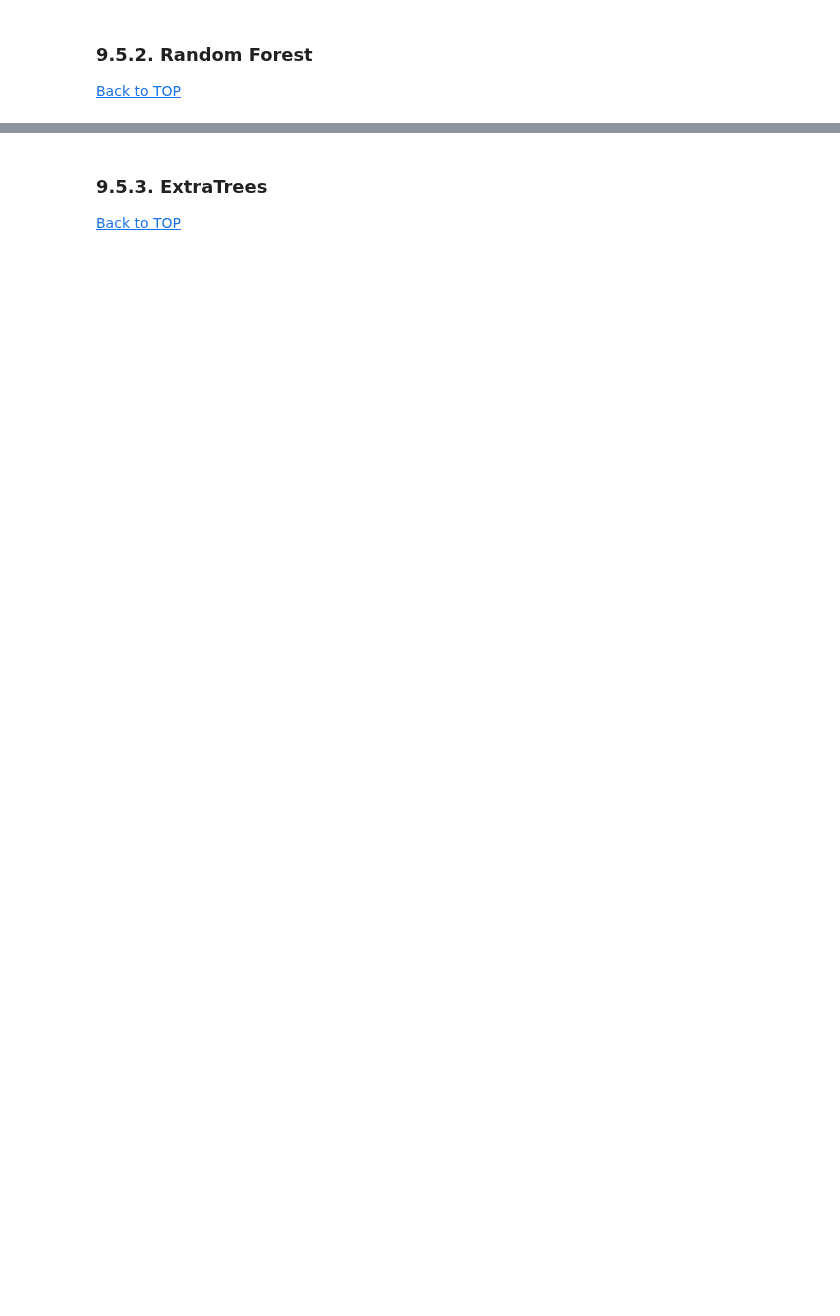
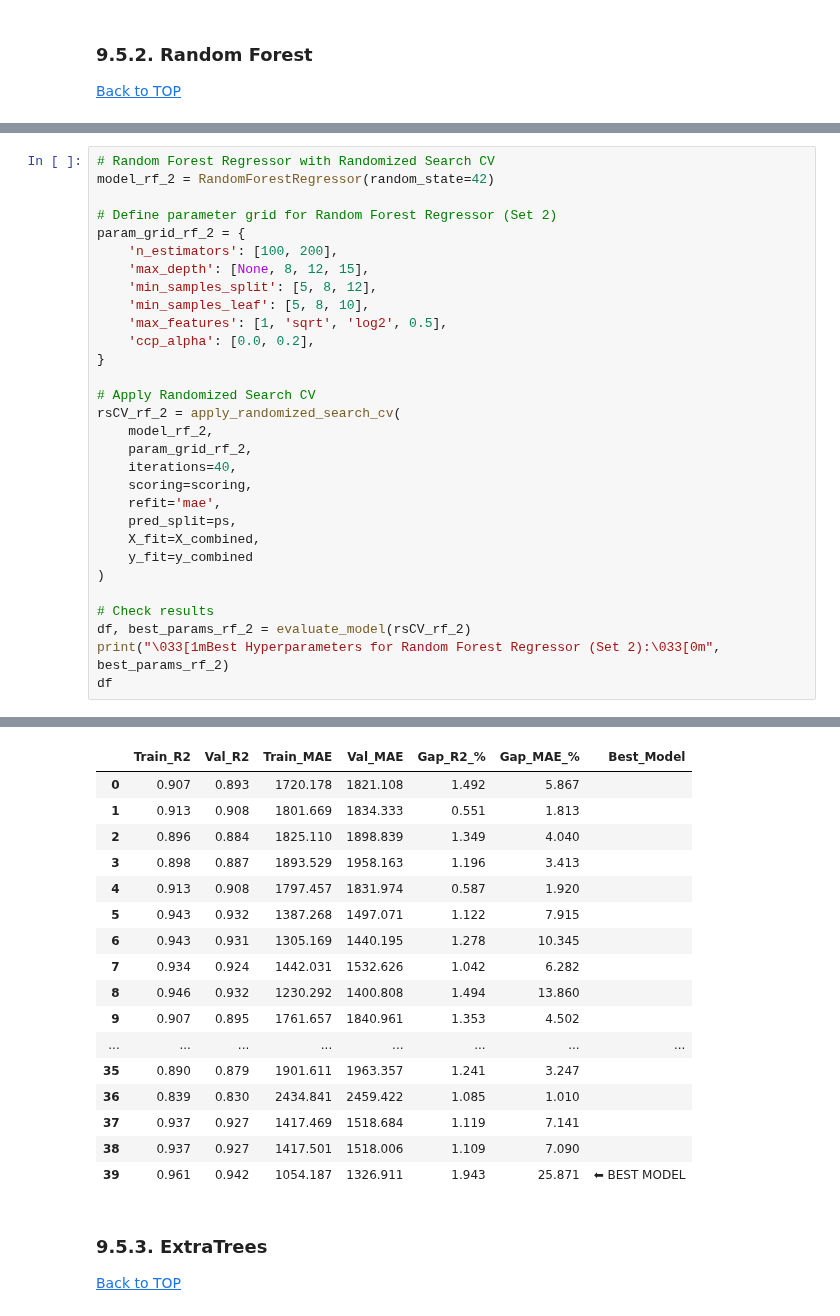
Before and after one commit to mariamiguel720/Machine-Learning-Project-25-26, a Jupyter notebook: ENTREGA FINAL/notebooks/Notebook_Compilado_Maria.ipynb, the cells around one changed output, grey strips where cells are left out. Cells and saved outputs as stored; diff of their text form; blank space fills up the shorter version.

```diff
--- a/ENTREGA FINAL/notebooks/Notebook_Compilado_Maria.ipynb
+++ b/ENTREGA FINAL/notebooks/Notebook_Compilado_Maria.ipynb
@@ -1379,0 +1491,31 @@ Best parameters: {'n_estimators': 300, 'min_samples_split': 5, 'min_samples_leaf
+# %%
+# Random Forest Regressor with Randomized Search CV
+model_rf_2 = RandomForestRegressor(random_state=42)
+
+# Define parameter grid for Random Forest Regressor (Set 2)
+param_grid_rf_2 = {
+    'n_estimators': [100, 200],
+    'max_depth': [None, 8, 12, 15],
+    'min_samples_split': [5, 8, 12],
+    'min_samples_leaf': [5, 8, 10],
+    'max_features': [1, 'sqrt', 'log2', 0.5],
+    'ccp_alpha': [0.0, 0.2],
+}
+
+# Apply Randomized Search CV
+rsCV_rf_2 = apply_randomized_search_cv(
+    model_rf_2,
+    param_grid_rf_2,
+    iterations=40,
+    scoring=scoring,
+    refit='mae',
+    pred_split=ps,
+    X_fit=X_combined,
+    y_fit=y_combined
+)
+
+# Check results
+df, best_params_rf_2 = evaluate_model(rsCV_rf_2)
+print("\033[1mBest Hyperparameters for Random Forest Regressor (Set 2):\033[0m", best_params_rf_2)
+df
+# %% [output]
@@ -1380,3 +1539,20 @@ Best parameters: {'n_estimators': 300, 'min_samples_split': 5, 'min_samples_leaf
+|  | Train_R2 | Val_R2 | Train_MAE | Val_MAE | Gap_R2_% | Gap_MAE_% | Best_Model |
+| 0 | 0.907 | 0.893 | 1720.178 | 1821.108 | 1.492 | 5.867 |  |
+| 1 | 0.913 | 0.908 | 1801.669 | 1834.333 | 0.551 | 1.813 |  |
+| 2 | 0.896 | 0.884 | 1825.110 | 1898.839 | 1.349 | 4.040 |  |
+| 3 | 0.898 | 0.887 | 1893.529 | 1958.163 | 1.196 | 3.413 |  |
+| 4 | 0.913 | 0.908 | 1797.457 | 1831.974 | 0.587 | 1.920 |  |
+| 5 | 0.943 | 0.932 | 1387.268 | 1497.071 | 1.122 | 7.915 |  |
+| 6 | 0.943 | 0.931 | 1305.169 | 1440.195 | 1.278 | 10.345 |  |
+| 7 | 0.934 | 0.924 | 1442.031 | 1532.626 | 1.042 | 6.282 |  |
+| 8 | 0.946 | 0.932 | 1230.292 | 1400.808 | 1.494 | 13.860 |  |
+| 9 | 0.907 | 0.895 | 1761.657 | 1840.961 | 1.353 | 4.502 |  |
+| ... | ... | ... | ... | ... | ... | ... | ... |
+| 35 | 0.890 | 0.879 | 1901.611 | 1963.357 | 1.241 | 3.247 |  |
+| 36 | 0.839 | 0.830 | 2434.841 | 2459.422 | 1.085 | 1.010 |  |
+| 37 | 0.937 | 0.927 | 1417.469 | 1518.684 | 1.119 | 7.141 |  |
+| 38 | 0.937 | 0.927 | 1417.501 | 1518.006 | 1.109 | 7.090 |  |
+| 39 | 0.961 | 0.942 | 1054.187 | 1326.911 | 1.943 | 25.871 | ⬅ BEST MODEL |
 # %% [markdown]
 <a class="anchor" id="9_5_3">
 
```
Also changed, not shown: parts of 32 cells of this notebook, 3 other files.
